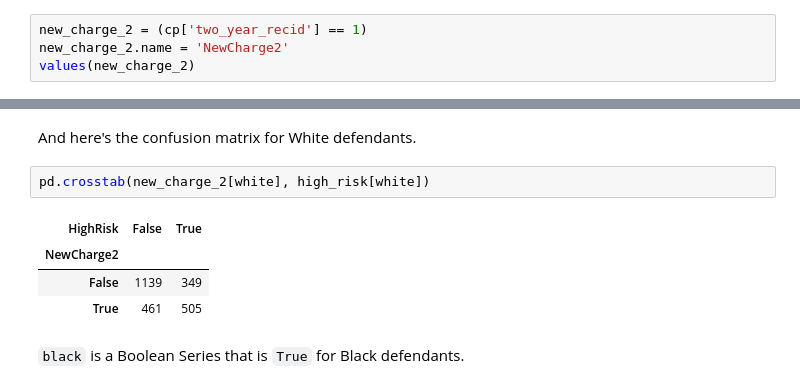
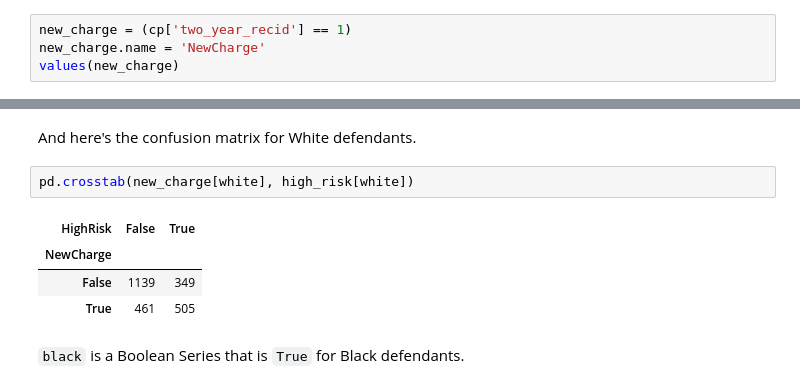
Before and after one commit to AllenDowney/RecidivismCaseStudy, a Jupyter notebook: 01_classification.ipynb, the cells around one changed output, grey strips where cells are left out. Saved outputs shown, nothing was run; the diff lists cells and outputs as text.

```diff
--- a/01_classification.ipynb
+++ b/01_classification.ipynb
@@ -176,7 +177,7 @@ Let's create another `Series`, called `new_charge_2`, that is `True` for defenda
 # %%
-new_charge_2 = (cp['two_year_recid'] == 1)
-new_charge_2.name = 'NewCharge2'
-values(new_charge_2)
+new_charge = (cp['two_year_recid'] == 1)
+new_charge.name = 'NewCharge'
+values(new_charge)
 # %% [output]
 False    3963
 True     3251
@@ -228,10 +229,10 @@ Name: white, dtype: int64
 # %% [markdown]
 And here's the confusion matrix for White defendants.
 # %%
-pd.crosstab(new_charge_2[white], high_risk[white])
+pd.crosstab(new_charge[white], high_risk[white])
 # %% [output]
 | HighRisk | False | True |
-| NewCharge2 |  |  |
+| NewCharge |  |  |
 | False | 1139 | 349 |
 | True | 461 | 505 |
 # %% [markdown]
```
Also changed, not shown: parts of 29 cells of this notebook.
